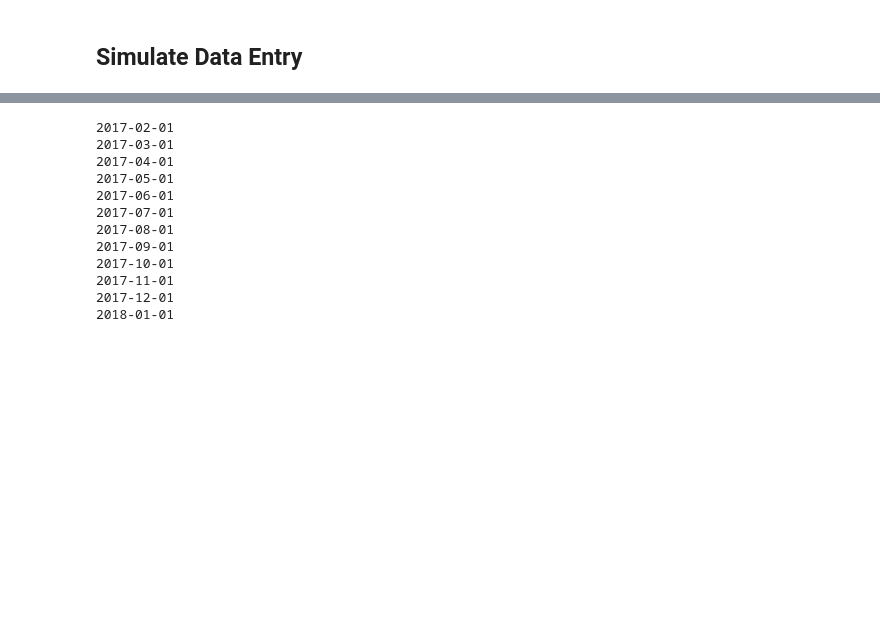
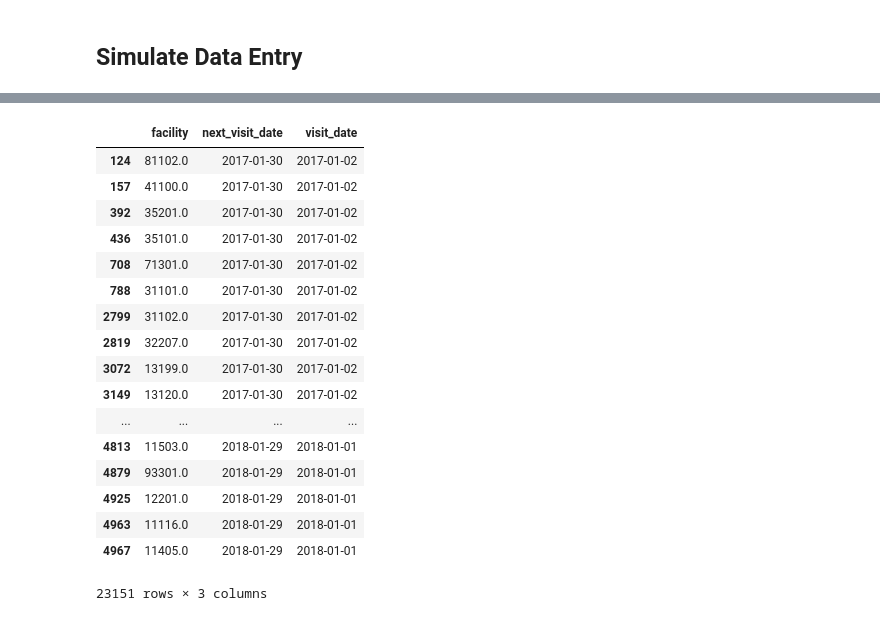
Before and after one commit to grlurton/hiv_retention_metrics, a Jupyter notebook: notebooks/Simple HIV Cohort Model.ipynb, the cells around one changed output, grey strips where cells are left out. Cells and saved outputs as stored; diff of their text form; code cells hidden in the pictures; blank space fills up the shorter version.

```diff
--- a/notebooks/Simple HIV Cohort Model.ipynb
+++ b/notebooks/Simple HIV Cohort Model.ipynb
@@ -14,9 +31,13 @@ if module_path not in sys.path:
     sys.path.append(module_path)
 import models.cohort_analysis_function as caf
 # %%
-n_simulants = 1500
+n_simulants = 5000
 n_days = 365
 t_start = pd.Timestamp('2017-01-01')
 t_timestep = 1
-with open('../data/processed/p_return.json') as data_file:
-    return_rates = json.load(data_file)
+#with open('../data/processed/p_return_by_fac.json') as data_file:
+#    return_rates = json.load(data_file)
+# %%
+fac_return_rates = pd.read_csv('../data/processed/p_return_by_fac.csv', names = ['time', 'facility', 'proba'])
+facilities_list = list(fac_return_rates.facility.unique())
+fac_return_rates = fac_return_rates.set_index(['time', 'facility'])
@@ -109,7 +142,7 @@ class HIVCohortFollowUp:
         date = event.time
         self.reports[date] = event.population.state.value_counts()
 # %%
-components = [HIVCohortFollowUp(return_rates)]
+components = [HIVCohortFollowUp(fac_return_rates)]
 vtu.config.simulation_parameters.time_step = 1/365
 simulation = vtu.setup_simulation(components, population_size=n_simulants, start=t_start)
 vtu.pump_simulation(simulation, time_step_days=t_timestep, duration=pd.Timedelta(days=n_days))
@@ -130,3 +180,24 @@ plt.hist(times , bins=10);
+# %%
+full_database
+# %% [output]
+|  | facility | next_visit_date | visit_date |
+| 124 | 81102.0 | 2017-01-30 | 2017-01-02 |
+| 157 | 41100.0 | 2017-01-30 | 2017-01-02 |
+| 392 | 35201.0 | 2017-01-30 | 2017-01-02 |
+| 436 | 35101.0 | 2017-01-30 | 2017-01-02 |
+| 708 | 71301.0 | 2017-01-30 | 2017-01-02 |
+| 788 | 31101.0 | 2017-01-30 | 2017-01-02 |
+| 2799 | 31102.0 | 2017-01-30 | 2017-01-02 |
+| 2819 | 32207.0 | 2017-01-30 | 2017-01-02 |
+| 3072 | 13199.0 | 2017-01-30 | 2017-01-02 |
+| 3149 | 13120.0 | 2017-01-30 | 2017-01-02 |
+| ... | ... | ... | ... |
+| 4813 | 11503.0 | 2018-01-29 | 2018-01-01 |
+| 4879 | 93301.0 | 2018-01-29 | 2018-01-01 |
+| 4925 | 12201.0 | 2018-01-29 | 2018-01-01 |
+| 4963 | 11116.0 | 2018-01-29 | 2018-01-01 |
+| 4967 | 11405.0 | 2018-01-29 | 2018-01-01 |
+23151 rows × 3 columns
 # %%
 def create_data_entry_date(data, delta):
     data['delta'] = pd.to_timedelta(delta , 'days')
@@ -158,17 +229,4 @@ def make_report_trail(data, months_of_interest):
     return pd.DataFrame.from_dict(months_reports, orient='index')
 # %%
-report_1 = make_report_trail(data1, months_of_interest)
+report_1 = data1.groupby('facility').apply(make_report_trail, months_of_interest)
-# %% [output]
-2017-02-01
-2017-03-01
-2017-04-01
-2017-05-01
-2017-06-01
-2017-07-01
-2017-08-01
-2017-09-01
-2017-10-01
-2017-11-01
-2017-12-01
-2018-01-01
 # %%
```
Also changed, not shown: parts of 10 cells of this notebook, 1 other file.
